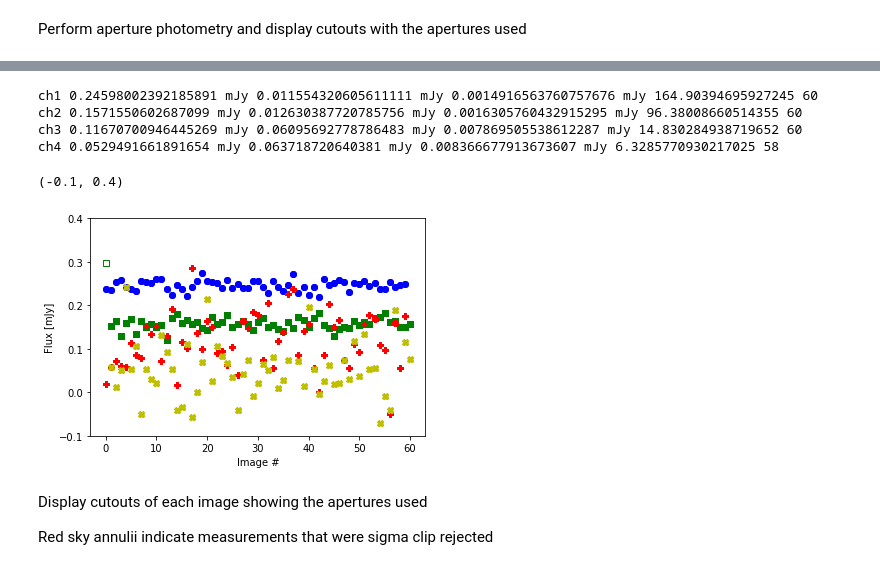
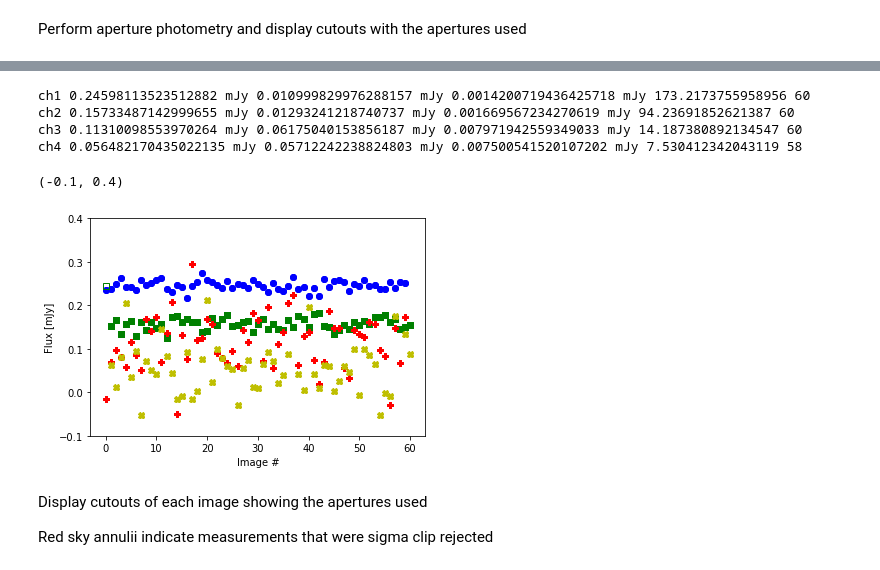
Before and after one commit to STScI-MIRI/spitzerwebb_absflux, a Jupyter notebook: LDS749B IRAC photometry.ipynb, the cells around one changed output, grey strips where cells are left out. Saved outputs shown, nothing was run; the diff lists cells and outputs as text; code cells hidden in the pictures.

```diff
--- a/LDS749B IRAC photometry.ipynb
+++ b/LDS749B IRAC photometry.ipynb
@@ -74,6 +74,8 @@ new_center = mosimage_cutout.wcs.pixel_to_world(new_center_pix[0], new_center_pi
 # %% [markdown]
 Perform aperture photometry and display cutouts with the apertures used
 # %%
+import copy
+
 allchfiles = [np.sort(glob.glob(f"data/{sourcename}/{aorid}/ch{i}/bcd/SPITZER_I{i}_*_bcd.fits")) for i in np.arange(1, 5)]
 
 chsfluxes = []
@@ -95,7 +97,7 @@ for k, allfiles in enumerate(allchfiles):
     y = []
     for cfilename in allfiles:
         hdul = fits.open(cfilename)
-        image = hdul[0].data
+        image = copy.copy(hdul[0].data)
         w = wcs.WCS(hdul[0].header)
 
         # pixscales = np.absolute([hdul[0].header["PXSCAL1"], hdul[0].header["PXSCAL2"]]) / 3600.
@@ -104,12 +106,10 @@ for k, allfiles in enumerate(allchfiles):
         conv_fac = 1e9*pix_area_sr  # convert from MJy/sr to mJy/pixel
         image *= conv_fac
 
-        #if cfilename == "data/lds749b/r28812544/ch3/bcd/SPITZER_I3_28812544_0078_0000_5_bcd.fits":
-        #    print(hdul[0].header["PXSCAL1"], hdul[0].header["PXSCAL2"])
-        #    print(conv_fac, pix_area_sr)
-        #    print(w.proj_plane_pixel_area().to(u.sr))
-        #    print(image[51, 121:137])
-        #    print(hdul[0].data[51, 121:137])
+        if cfilename == "data/lds749b/r28812544/ch3/bcd/SPITZER_I3_28812544_0078_0000_5_bcd.fits":
+            print(conv_fac, pix_area_sr)
+            print(image[51, 121:137])
+            print(hdul[0].data[51, 121:137])
 
         center_pix = new_center.to_pixel(w)
         isize = image.shape
@@ -142,6 +150,7 @@ aphot = QTable(names=("channel", "flux", "stddev", "mean_stddev", "SNR", "npts")
 
 ptype = ['bo', 'gs', 'rP', 'yX']
 chfiltered = []
+np.set_printoptions(precision=5)
 for i, sfluxes in enumerate(chsfluxes):
     plt.plot(np.arange(len(sfluxes)), sfluxes, ptype[i], fillstyle="none")
 
@@ -152,38 +161,38 @@ for i, sfluxes in enumerate(chsfluxes):
     ophot = QTable()
     nfluxes = len(sfluxes)
     ophot["AOR"] = [aorid] * nfluxes
     ophot["channel"] = [i+1] * nfluxes
     ophot["pix_x"] = chsx[i]
     ophot["pix_y"] = chsy[i]
     ophot["flux"] = sfluxes * u.mJy
     ophot["pointgaincor"] = chscorfacs1[i]
     ophot["pixelphasecor"] = chscorfacs2[i]
     ophot["median_bkg"] = medbkgs[i] * u.mJy
     ophot["total_bkg"] = totbkgs[i] * u.mJy
     ophot["mask"] = filtered_data.mask
     ophot["filename"] = chsfiles[i]
     ophot.write(f"data/{sourcename}/{sourcename}_{aorid}_ch{i+1}_phot.dat", format="ipac", overwrite=True)
 
     plt.plot(np.arange(len(sfluxes)), filtered_data, ptype[i])
 
     mean = np.mean(filtered_data) * u.mJy
     stddev = np.std(filtered_data) * u.mJy
     stdmean = stddev / np.sqrt(len(filtered_data[~filtered_data.mask]))
     print(f"ch{i+1}", mean, stddev, stdmean, mean/stdmean, len(filtered_data[~filtered_data.mask]))
     aphot.add_row([i+1, mean, stddev, stdmean, mean/stdmean, len(filtered_data[~filtered_data.mask])])
 
 aphot.write(f"data/{sourcename}/{sourcename}_{aorid}_ave_phot.dat", format="ipac", overwrite=True)
 
 plt.xlabel("Image #")
 plt.ylabel("Flux [mJy]")
 plt.ylim(-0.1, 0.4)
 # %% [output]
-ch1 0.24598002392185891 mJy 0.011554320605611111 mJy 0.0014916563760757676 mJy 164.90394695927245 60
-ch2 0.1571550602687099 mJy 0.012630387720785756 mJy 0.0016305760432915295 mJy 96.38008660514355 60
-ch3 0.11670700946445269 mJy 0.06095692778786483 mJy 0.007869505538612287 mJy 14.830284938719652 60
-ch4 0.0529491661891654 mJy 0.063718720640381 mJy 0.008366677913673607 mJy 6.3285770930217025 58
+ch1 0.24598113523512882 mJy 0.010999829976288157 mJy 0.0014200719436425718 mJy 173.2173755958956 60
+ch2 0.15733487142999655 mJy 0.01293241218740737 mJy 0.001669567234270619 mJy 94.23691852621387 60
+ch3 0.11310098553970264 mJy 0.06175040153856187 mJy 0.007971942559349033 mJy 14.187380892134547 60
+ch4 0.056482170435022135 mJy 0.05712242238824803 mJy 0.007500541520107202 mJy 7.530412342043119 58
 (-0.1, 0.4)
-[figure, old version]
+[figure, new version]
 # %% [markdown]
 Display cutouts of each image showing the apertures used
 
```
Also changed, not shown: parts of 1 cell of this notebook, 1 other file.
